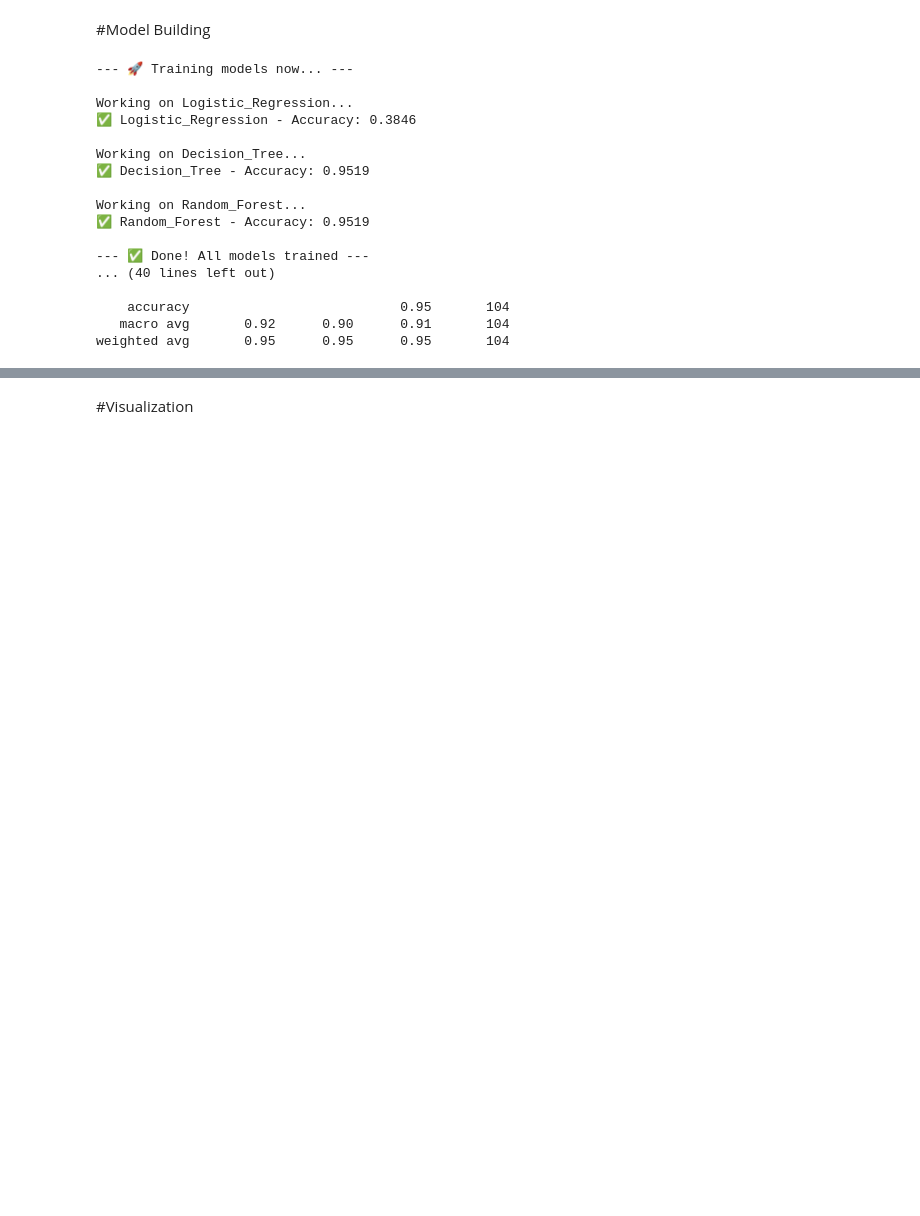
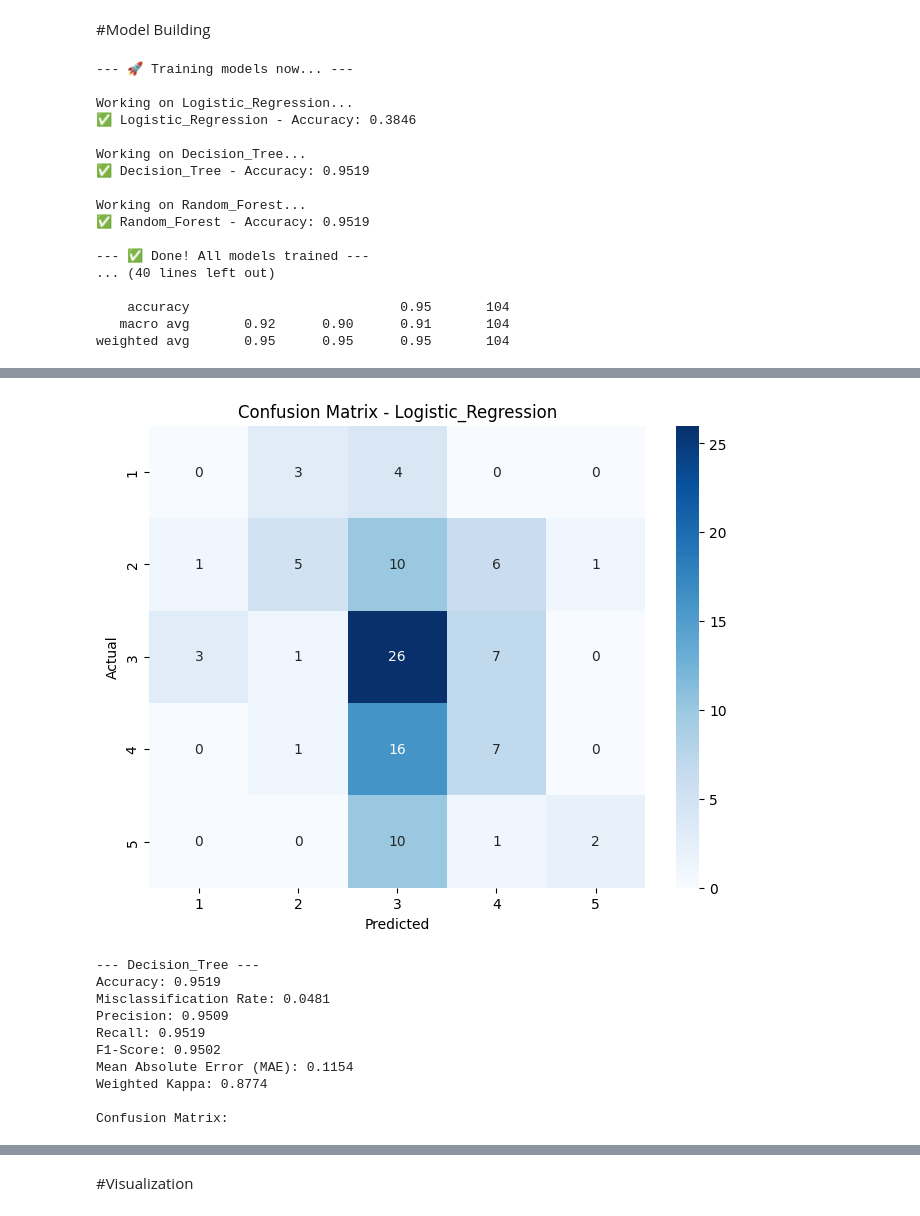
Before and after one commit to Phassakorn512/CS240-termproject, a Jupyter notebook: termproject.ipynb, the cells around one changed output, grey strips where cells are left out. Drawn from its saved outputs; the diff is of its cells as text; code cells hidden in the pictures; blank space fills up the shorter version.

Commit message:
Created using Colab, Evaluation

```diff
--- a/termproject.ipynb
+++ b/termproject.ipynb
@@ -510,0 +515,69 @@ weighted avg       0.95      0.95      0.95       104
+# %%
+from sklearn.metrics import mean_absolute_error, cohen_kappa_score, confusion_matrix, accuracy_score, precision_score, recall_score, f1_score
+import seaborn as sns
+import matplotlib.pyplot as plt
+
+# Calculate and display MAE, Weighted Kappa, Confusion Matrix, and other metrics for each model
+print("\n--- 📊 Detailed Model Evaluation Metrics ---")
+
+for name, results in model_results.items():
+    if name != 'scaler': # Exclude the scaler
+        print(f"\n--- {name} ---")
+
+        y_test = results['storey_test']
+        y_pred = results['storey_pred']
+
+        # Calculate Accuracy
+        accuracy = accuracy_score(y_test, y_pred)
+        print(f"Accuracy: {accuracy:.4f}")
+
+        # Calculate Misclassification Rate
+        misclassification_rate = 1 - accuracy
+        print(f"Misclassification Rate: {misclassification_rate:.4f}")
+
+        # Calculate Precision (using 'weighted' average for multi-class)
+        # Precision is the ratio of correctly predicted positive observations to the total predicted positive observations.
+        # High precision relates to a low false positive rate.
+        precision = precision_score(y_test, y_pred, average='weighted', zero_division=0)
+        print(f"Precision: {precision:.4f}")
+
+        # Calculate Recall (using 'weighted' average for multi-class)
+        # Recall is the ratio of correctly predicted positive observations to the all observations in actual class.
+        # High recall relates to a low false negative rate.
+        recall = recall_score(y_test, y_pred, average='weighted', zero_division=0)
+        print(f"Recall: {recall:.4f}")
+
+        # Calculate F1-Score (using 'weighted' average for multi-class)
+        # The F1 score is the harmonic average of the precision and recall, where an F1 score reaches its best value at 1 (perfect precision and recall) and worst at 0.
+        f1 = f1_score(y_test, y_pred, average='weighted', zero_division=0)
+        print(f"F1-Score: {f1:.4f}")
+
+
+        # Calculate MAE (Treating as Ordinal)
+        # MAE measures the average magnitude of the errors in a set of predictions, without considering their direction.
+        # Lower MAE indicates better performance.
+        mae = mean_absolute_error(y_test, y_pred)
+        print(f"Mean Absolute Error (MAE): {mae:.4f}")
+
+        # Calculate Weighted Kappa
+        # Weighted Kappa measures the agreement between two ratings, accounting for the possibility of the agreement occurring by chance.
+        # A higher value indicates better agreement. The 'quadratic' weight penalizes larger disagreements more heavily.
+        weighted_kappa = cohen_kappa_score(y_test, y_pred, weights='quadratic')
+        print(f"Weighted Kappa: {weighted_kappa:.4f}")
+
+        # Calculate Confusion Matrix
+        # A Confusion Matrix is a table used to evaluate the performance of a classification model.
+        # Each row represents the instances in an actual class, while each column represents the instances in a predicted class.
+        cm = confusion_matrix(y_test, y_pred)
+        print("\nConfusion Matrix:")
+
+        # Visualize Confusion Matrix
+        plt.figure(figsize=(8, 6))
+        sns.heatmap(cm, annot=True, fmt='d', cmap='Blues',
+                    xticklabels=sorted(y_test.unique()),
+                    yticklabels=sorted(y_test.unique()))
+        plt.title(f'Confusion Matrix - {name}')
+        plt.xlabel('Predicted')
+        plt.ylabel('Actual')
+        plt.show()
+# %% [output]
@@ -510,0 +596,11 @@ weighted avg       0.95      0.95      0.95       104
+[figure, added]
+--- Decision_Tree ---
+Accuracy: 0.9519
+Misclassification Rate: 0.0481
+Precision: 0.9509
+Recall: 0.9519
+F1-Score: 0.9502
+Mean Absolute Error (MAE): 0.1154
+Weighted Kappa: 0.8774
+
+Confusion Matrix:
```
Also changed, not shown: parts of 9 cells of this notebook.
